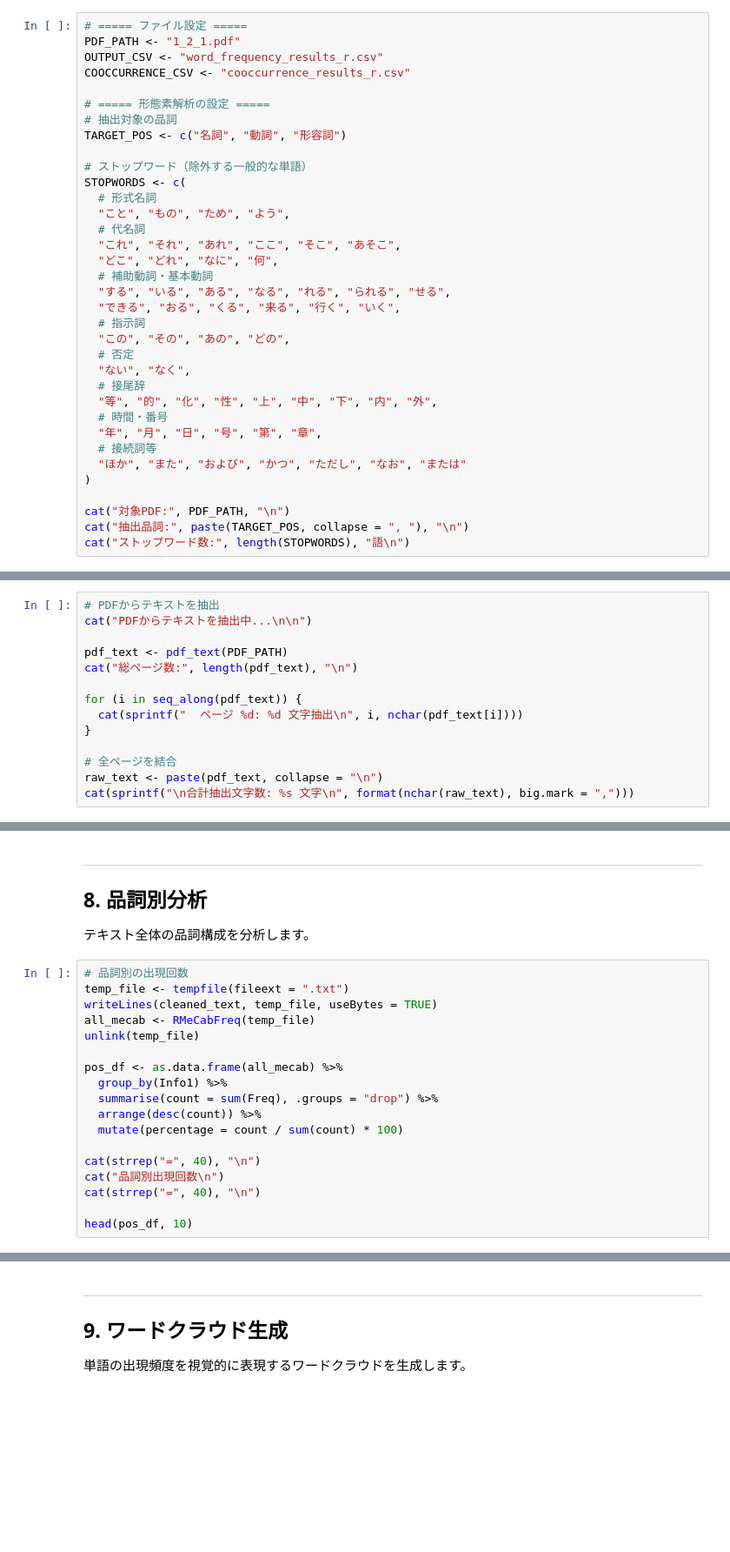
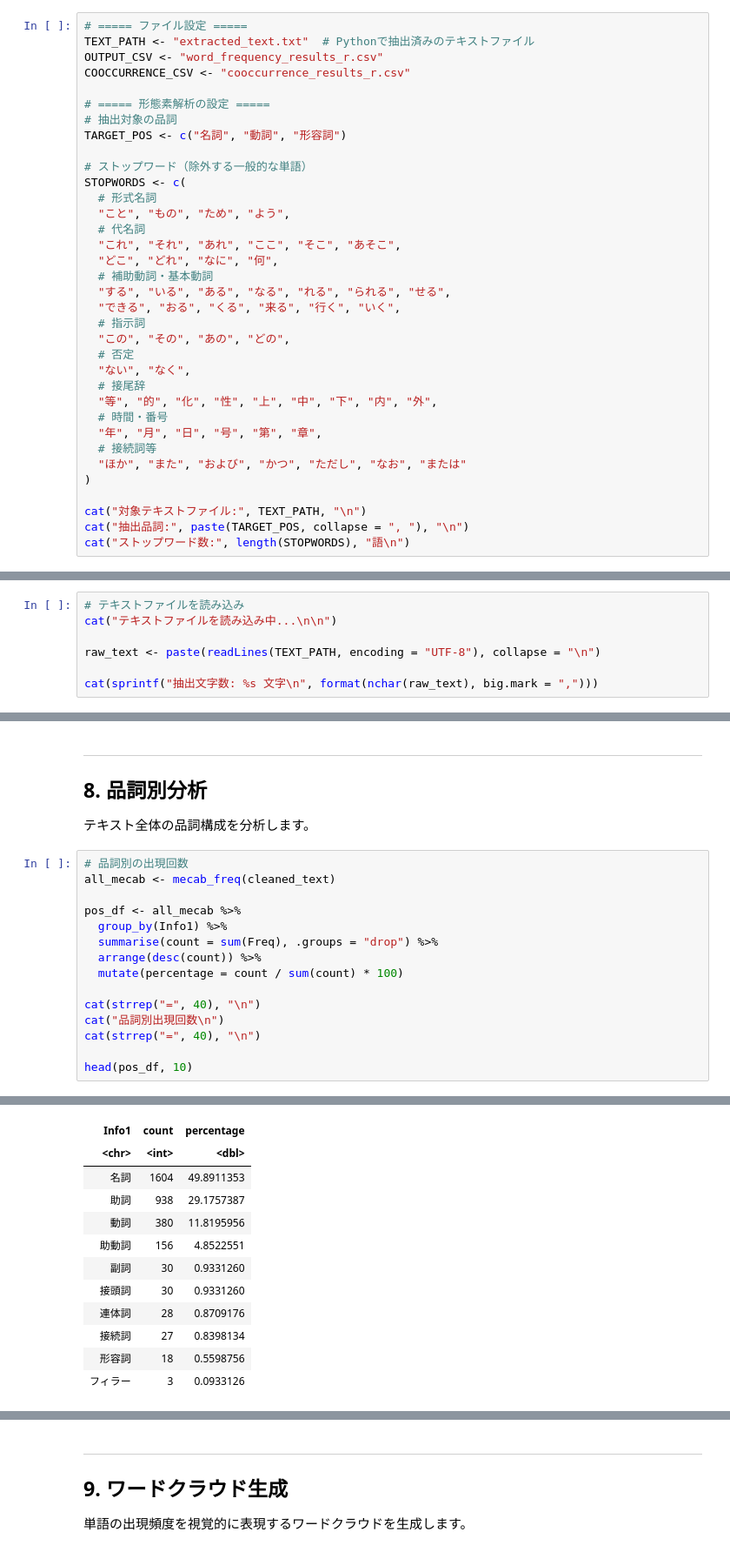
Before and after one commit to kkawailab/textmining-samples, a Jupyter notebook: text_mining_analysis_r.ipynb, the cells around one changed output, grey strips where cells are left out. Shown at 87% size. Cells and saved outputs as stored; diff of their text form; blank space fills up the shorter version.

```diff
--- a/text_mining_analysis_r.ipynb
+++ b/text_mining_analysis_r.ipynb
@@ -67,7 +142,7 @@ cat("パッケージの読み込み完了\n")
 分析に使用する各種パラメータを定義します。
 # %%
 # ===== ファイル設定 =====
-PDF_PATH <- "1_2_1.pdf"
+TEXT_PATH <- "extracted_text.txt"  # Pythonで抽出済みのテキストファイル
 OUTPUT_CSV <- "word_frequency_results_r.csv"
 COOCCURRENCE_CSV <- "cooccurrence_results_r.csv"
 
@@ -97,6 +172,6 @@ STOPWORDS <- c(
   "ほか", "また", "および", "かつ", "ただし", "なお", "または"
 )
 
-cat("対象PDF:", PDF_PATH, "\n")
+cat("対象テキストファイル:", TEXT_PATH, "\n")
 cat("抽出品詞:", paste(TARGET_POS, collapse = ", "), "\n")
 cat("ストップワード数:", length(STOPWORDS), "語\n")
@@ -108,14 +187,7 @@ pdftoolsを使用してPDFファイルからテキストを抽出します。
 # %%
-# PDFからテキストを抽出
-cat("PDFからテキストを抽出中...\n\n")
+# テキストファイルを読み込み
+cat("テキストファイルを読み込み中...\n\n")
 
-pdf_text <- pdf_text(PDF_PATH)
-cat("総ページ数:", length(pdf_text), "\n")
+raw_text <- paste(readLines(TEXT_PATH, encoding = "UTF-8"), collapse = "\n")
 
-for (i in seq_along(pdf_text)) {
-  cat(sprintf("  ページ %d: %d 文字抽出\n", i, nchar(pdf_text[i])))
-}
-
-# 全ページを結合
-raw_text <- paste(pdf_text, collapse = "\n")
-cat(sprintf("\n合計抽出文字数: %s 文字\n", format(nchar(raw_text), big.mark = ",")))
+cat(sprintf("抽出文字数: %s 文字\n", format(nchar(raw_text), big.mark = ",")))
@@ -335,12 +528,9 @@ if (nrow(top_pairs) > 0) {
 テキスト全体の品詞構成を分析します。
 # %%
 # 品詞別の出現回数
-temp_file <- tempfile(fileext = ".txt")
-writeLines(cleaned_text, temp_file, useBytes = TRUE)
-all_mecab <- RMeCabFreq(temp_file)
-unlink(temp_file)
+all_mecab <- mecab_freq(cleaned_text)
 
-pos_df <- as.data.frame(all_mecab) %>%
+pos_df <- all_mecab %>%
   group_by(Info1) %>%
   summarise(count = sum(Freq), .groups = "drop") %>%
   arrange(desc(count)) %>%
@@ -351,3 +541,4 @@ cat("品詞別出現回数\n")
 cat(strrep("=", 40), "\n")
 
 head(pos_df, 10)
+# %% [output]
@@ -354,3 +549,15 @@ head(pos_df, 10)
+| Info1 | count | percentage |
+| <chr> | <int> | <dbl> |
+| 名詞 | 1604 | 49.8911353 |
+| 助詞 | 938 | 29.1757387 |
+| 動詞 | 380 | 11.8195956 |
+| 助動詞 | 156 | 4.8522551 |
+| 副詞 | 30 | 0.9331260 |
+| 接頭詞 | 30 | 0.9331260 |
+| 連体詞 | 28 | 0.8709176 |
+| 接続詞 | 27 | 0.8398134 |
+| 形容詞 | 18 | 0.5598756 |
+| フィラー | 3 | 0.0933126 |
 # %%
 # 円グラフで可視化
 top_pos <- head(pos_df, 6)
```
Also changed, not shown: parts of 23 cells of this notebook, 3 other files.
